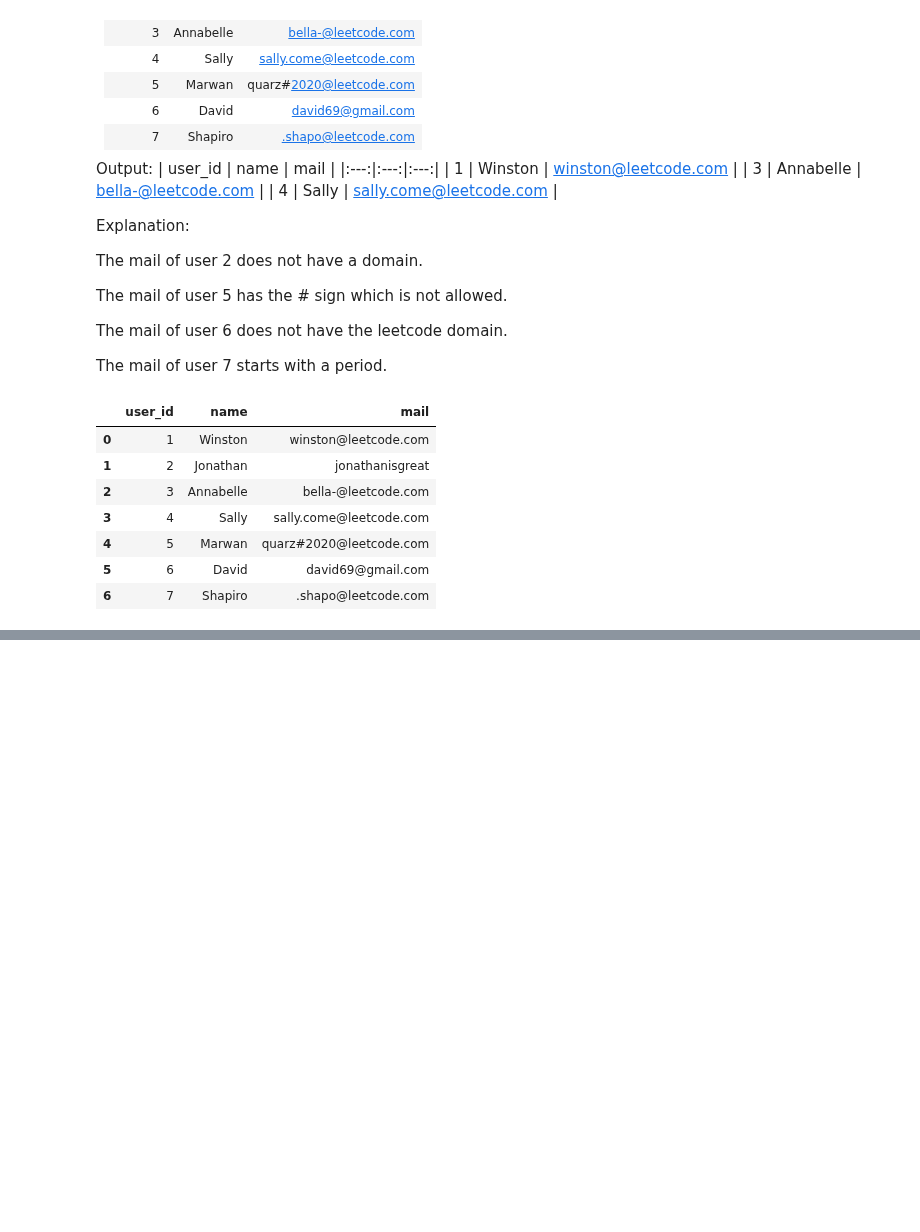
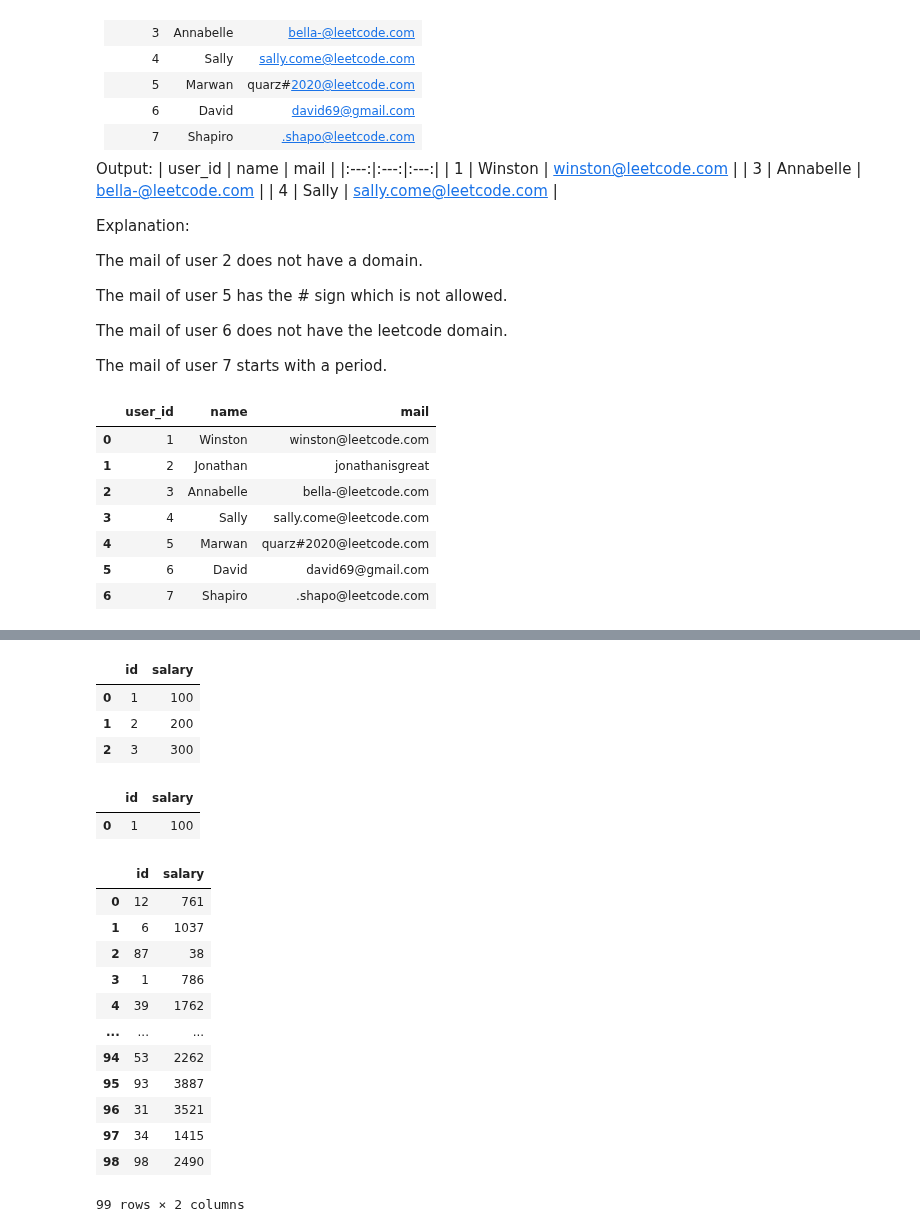
Before and after one commit to rufous86/studies, a Jupyter notebook: leetcode/pt1.ipynb, the cells around one changed output, grey strips where cells are left out. Saved outputs shown, nothing was run; the diff lists cells and outputs as text; code cells hidden in the pictures; blank space fills up the shorter version.

```diff
--- a/leetcode/pt1.ipynb
+++ b/leetcode/pt1.ipynb
@@ -660,0 +813,50 @@ users
+# %%
+import pandas as pd
+
+data = {
+    'id': [1, 2, 3],
+    'salary': [100, 200, 300]
+}
+
+employee1 = pd.DataFrame(data)
+
+display(employee1)
+
+data = {
+    'id': [1],
+    'salary': [100]
+}
+
+employee2 = pd.DataFrame(data)
+display(employee2)
+
+import pandas as pd
+
+data = {
+    'id': [12, 6, 87, 1, 39, 65, 25, 96, 8, 11, 5, 18, 66, 26, 82, 63, 64, 73, 2, 78, 22, 77, 69, 32, 79, 23, 43, 44, 28, 86, 57, 13, 62, 72, 37, 89, 71, 46, 95, 48, 17, 20, 74, 54, 35, 84, 42, 76, 45, 68, 40, 14, 51, 97, 30, 88, 55, 81, 7, 52, 33, 41, 50, 24, 59, 99, 67, 61, 38, 94, 70, 10, 49, 29, 60, 3, 0, 75, 83, 47, 9, 56, 80, 27, 21, 85, 91, 90, 58, 19, 4, 92, 16, 36, 53, 93, 31, 34, 98],
+    'salary': [761, 1037, 38, 786, 1762, 133, 2529, 403, 4333, 3164, 831, 3579, 4778, 4826, 4957, 1288, 2711, 1842, 2627, 1908, 4667, 199, 576, 2638, 510, 622, 2491, 4435, 4552, 4646, 451, 1852, 2835, 544, 2896, 4699, 220, 2333, 2261, 3210, 398, 57, 176, 4272, 2172, 4686, 2595, 3631, 4022, 3248, 571, 4094, 3272, 2057, 2505, 3805, 4926, 3423, 811, 4664, 1842, 4645, 1490, 3361, 4504, 805, 4561, 4641, 2542, 4361, 1652, 1903, 2109, 1428, 558, 708, 1717, 3162, 1450, 2333, 455, 2360, 1570, 1677, 508, 3994, 2276, 1606, 2269, 1954, 774, 655, 3274, 333, 2262, 3887, 3521, 1415, 2490]
+}
+
+employee3 = pd.DataFrame(data)
+
+display(employee3)
+# %% [output]
+|  | id | salary |
+| 0 | 1 | 100 |
+| 1 | 2 | 200 |
+| 2 | 3 | 300 |
+|  | id | salary |
+| 0 | 1 | 100 |
+|  | id | salary |
+| 0 | 12 | 761 |
+| 1 | 6 | 1037 |
+| 2 | 87 | 38 |
+| 3 | 1 | 786 |
+| 4 | 39 | 1762 |
+| ... | ... | ... |
+| 94 | 53 | 2262 |
+| 95 | 93 | 3887 |
+| 96 | 31 | 3521 |
+| 97 | 34 | 1415 |
+| 98 | 98 | 2490 |
+99 rows × 2 columns
```
Also changed, not shown: parts of 13 cells of this notebook, 8 other files.
